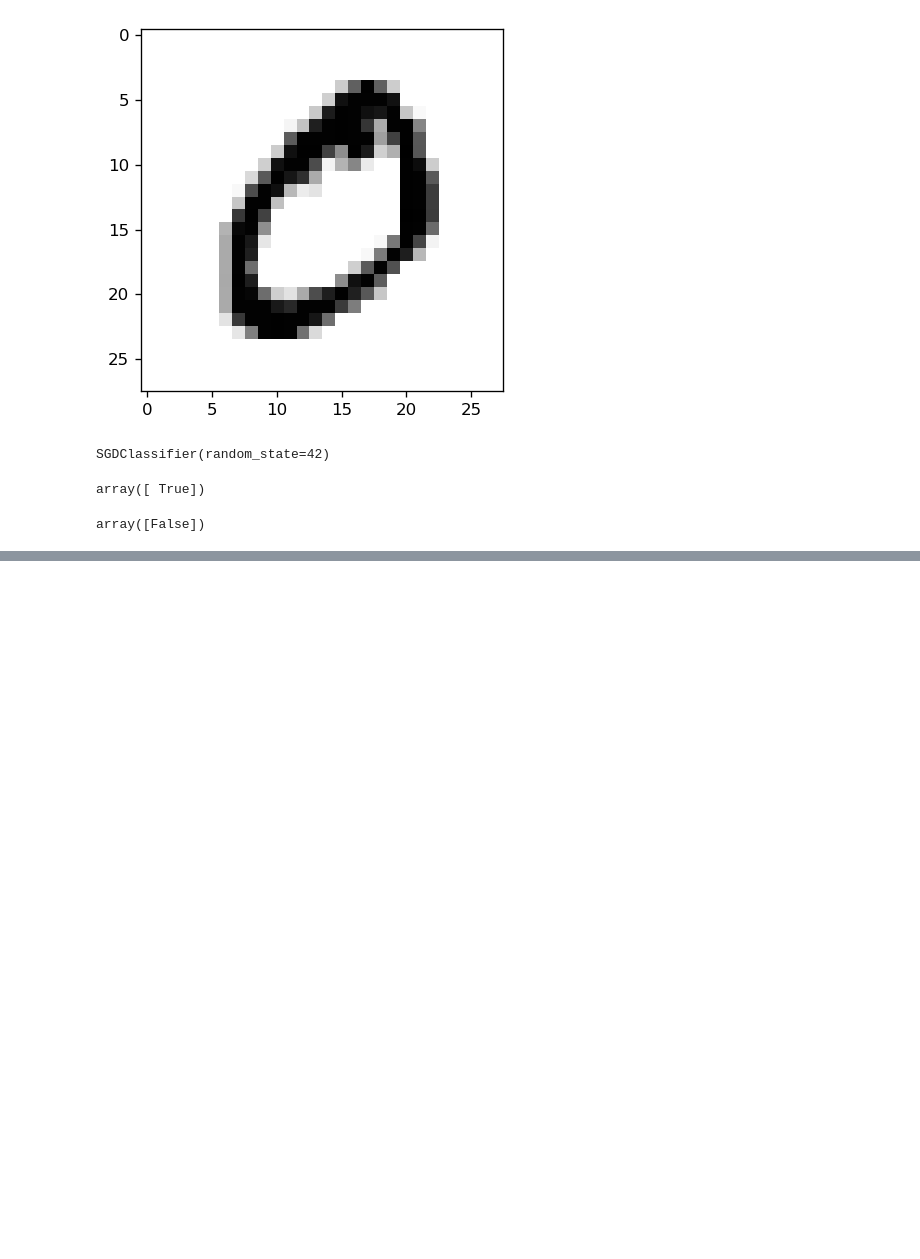
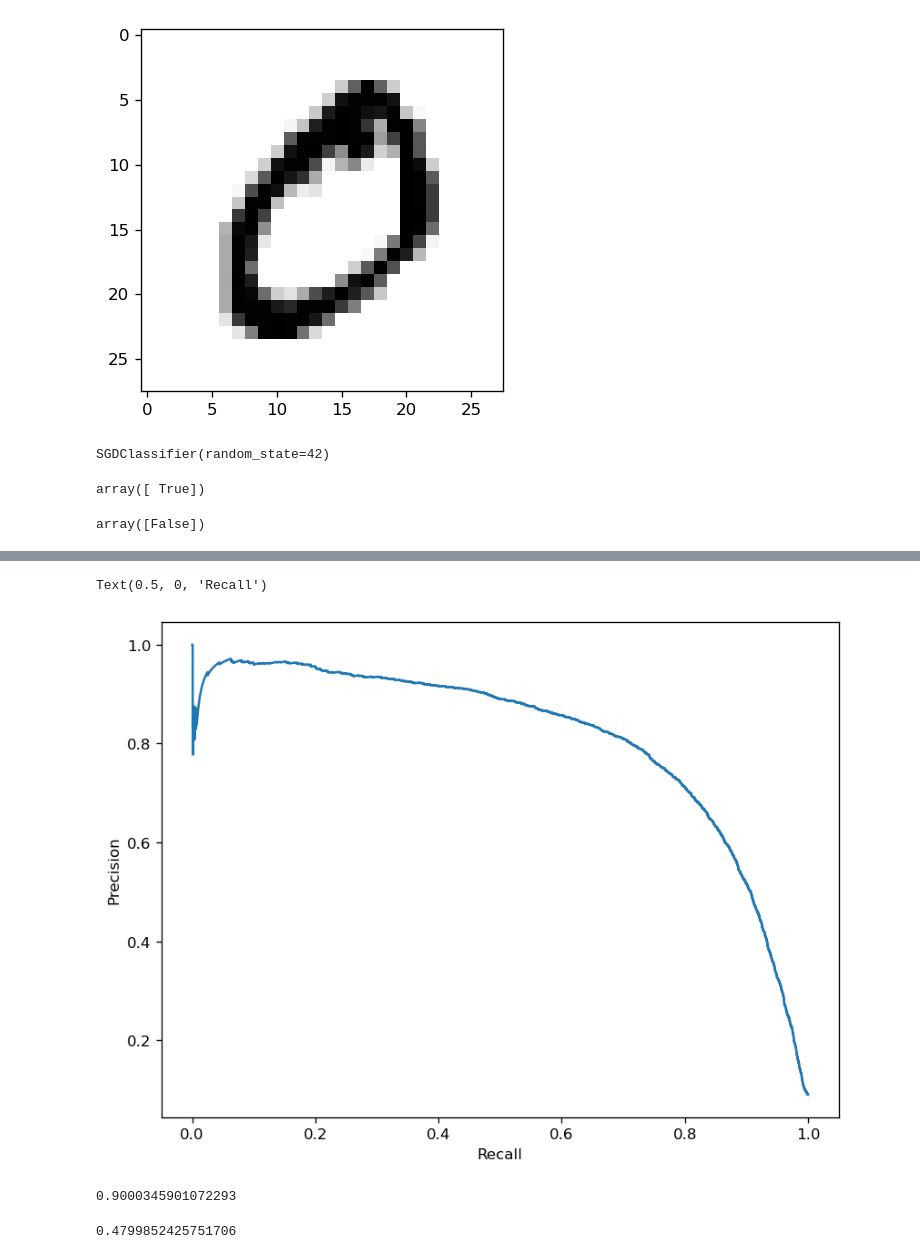
Before and after one commit to OClarkson/DSciNBs, a Jupyter notebook: Chapter_3_MNIST.ipynb, the cells around one changed output, grey strips where cells are left out. Drawn from its saved outputs; the diff is of its cells as text; code cells hidden in the pictures; blank space fills up the shorter version.

```diff
--- a/Chapter_3_MNIST.ipynb
+++ b/Chapter_3_MNIST.ipynb
@@ -83,0 +169,8 @@ array([False])
+# %%
+ifig=4;plt.close(ifig);plt.figure(ifig,figsize=(8,6), dpi=120)
+plt.plot(recalls[:-1],precisions[:-1])
+plt.ylabel('Precision')
+plt.xlabel('Recall')
+# %% [output]
+Text(0.5, 0, 'Recall')
+[figure, added]
@@ -83,0 +180,8 @@ array([False])
+# %%
+precision_score(y_train_5, y_train_pred_90)
+# %% [output]
+0.9000345901072293
+# %%
+recall_score(y_train_5, y_train_pred_90)
+# %% [output]
+0.4799852425751706
```
Also changed, not shown: parts of 49 cells of this notebook, 2 other files.
